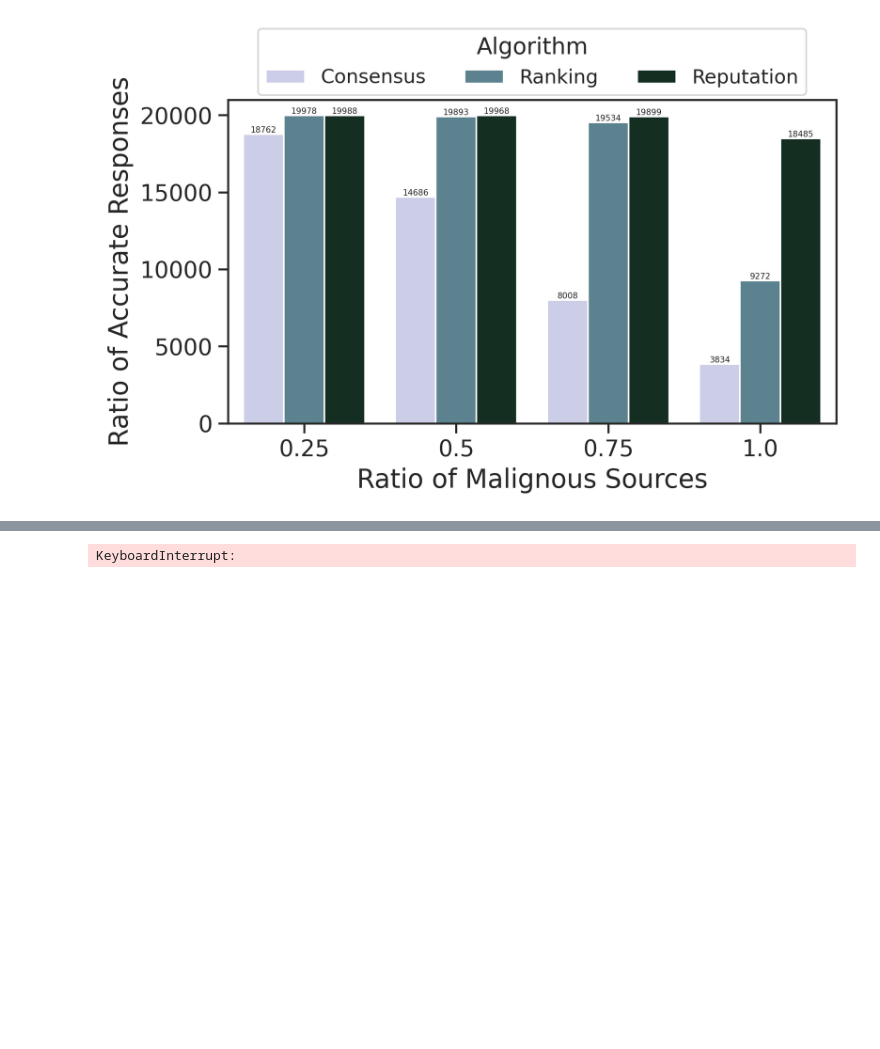
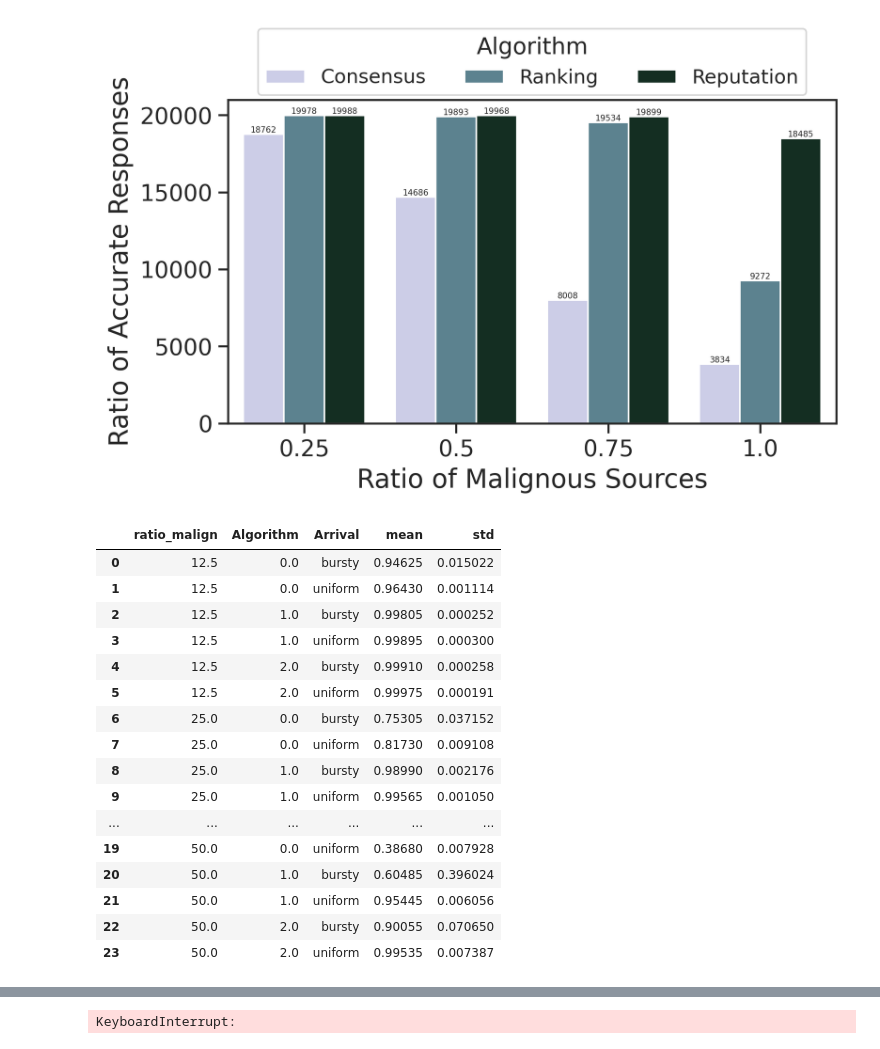
Before and after one commit to UniBO-PRISMLab/desmo-reputation, a Jupyter notebook: plots.ipynb, the cells around one changed output, grey strips where cells are left out. Cells and saved outputs as stored; diff of their text form; code cells hidden in the pictures; blank space fills up the shorter version.

```diff
--- a/plots.ipynb
+++ b/plots.ipynb
@@ -194,3 +182,29 @@ if _REPLACE_ or not os.path.exists(img_name):
 Doing algorithm_comparison_bursty.png
 algorithm_comparison_bursty.png Done!
 [figure]
+# %%
+print("Doing the bars...")
+df_bar = df.groupby(['rep_min', 'ratio_malign', 'Algorithm', 'Arrival'])['Consensus Accuracy'].agg(['sum','count']).reset_index()
+df_bar['Accuracy'] = df_bar.apply(lambda x: float(x['sum']) / float(x['count']) , axis=1)
+df_bar['ratio_malign'] = df_bar.apply(lambda x: float(x['ratio_malign'] / 2 * 100.0), axis=1)
+
+
+df_bar = df_bar.groupby(['ratio_malign', 'Algorithm', 'Arrival'])['Accuracy'].agg(['mean','std']).reset_index()
+# %% [output]
+|  | ratio_malign | Algorithm | Arrival | mean | std |
+| 0 | 12.5 | 0.0 | bursty | 0.94625 | 0.015022 |
+| 1 | 12.5 | 0.0 | uniform | 0.96430 | 0.001114 |
+| 2 | 12.5 | 1.0 | bursty | 0.99805 | 0.000252 |
+| 3 | 12.5 | 1.0 | uniform | 0.99895 | 0.000300 |
+| 4 | 12.5 | 2.0 | bursty | 0.99910 | 0.000258 |
+| 5 | 12.5 | 2.0 | uniform | 0.99975 | 0.000191 |
+| 6 | 25.0 | 0.0 | bursty | 0.75305 | 0.037152 |
+| 7 | 25.0 | 0.0 | uniform | 0.81730 | 0.009108 |
+| 8 | 25.0 | 1.0 | bursty | 0.98990 | 0.002176 |
+| 9 | 25.0 | 1.0 | uniform | 0.99565 | 0.001050 |
+| ... | ... | ... | ... | ... | ... |
+| 19 | 50.0 | 0.0 | uniform | 0.38680 | 0.007928 |
+| 20 | 50.0 | 1.0 | bursty | 0.60485 | 0.396024 |
+| 21 | 50.0 | 1.0 | uniform | 0.95445 | 0.006056 |
+| 22 | 50.0 | 2.0 | bursty | 0.90055 | 0.070650 |
+| 23 | 50.0 | 2.0 | uniform | 0.99535 | 0.007387 |
```
Also changed, not shown: parts of 10 cells of this notebook, 1 other file.
